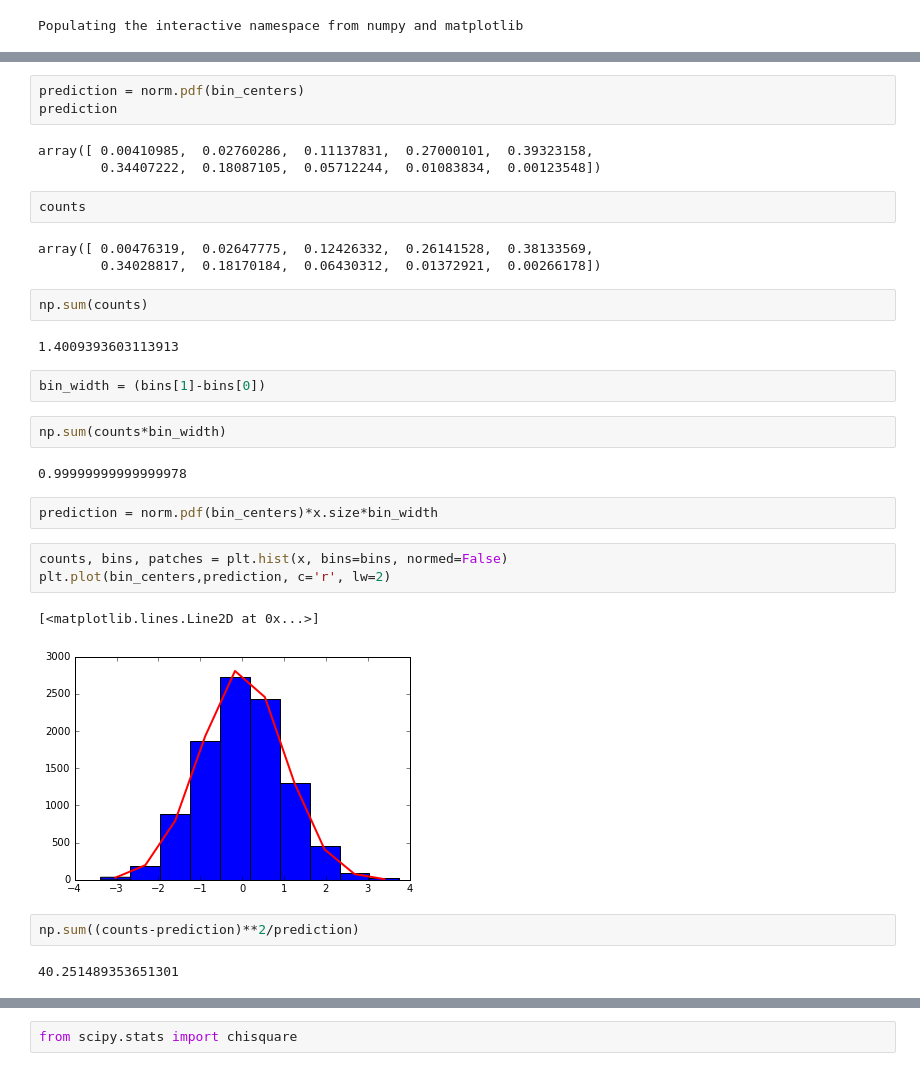
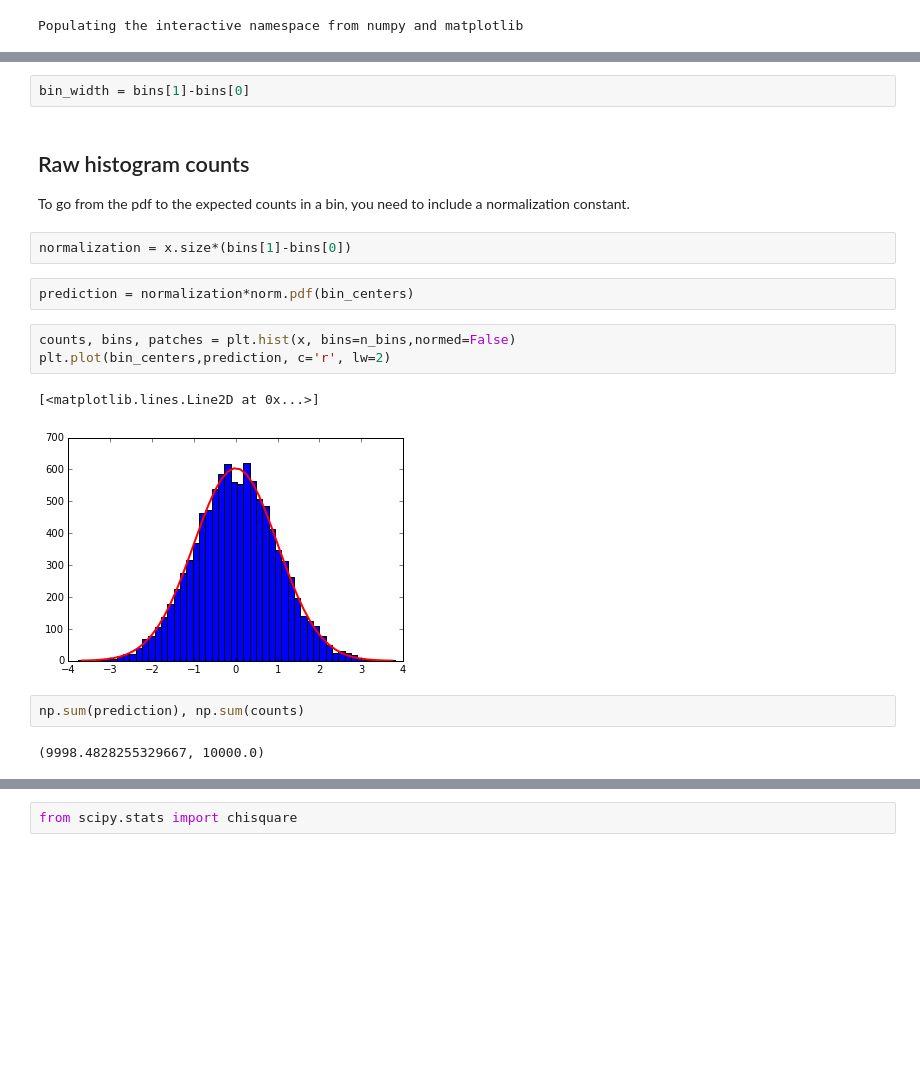
Before and after one commit to cranmer/intro-exp-phys-II, a Jupyter notebook: chi-square-of-distribution.ipynb, the cells around one changed output, grey strips where cells are left out. Saved outputs shown, nothing was run; the diff lists cells and outputs as text; blank space fills up the shorter version.

```diff
--- a/chi-square-of-distribution.ipynb
+++ b/chi-square-of-distribution.ipynb
@@ -39,33 +80,20 @@ array([-3.02503906, -2.31123229, -1.59742552, -0.88361875, -0.16981198,
+# %%
+bin_width = bins[1]-bins[0]
+# %% [markdown]
+## Raw histogram counts
+
+To go from the pdf to the expected counts in a bin, you need to include a normalization constant.
+# %%
+normalization = x.size*(bins[1]-bins[0])
 # %%
-prediction = norm.pdf(bin_centers)
-prediction
+prediction = normalization*norm.pdf(bin_centers)
-# %% [output]
-array([ 0.00410985,  0.02760286,  0.11137831,  0.27000101,  0.39323158,
-        0.34407222,  0.18087105,  0.05712244,  0.01083834,  0.00123548])
-# %%
-counts
-# %% [output]
-array([ 0.00476319,  0.02647775,  0.12426332,  0.26141528,  0.38133569,
-        0.34028817,  0.18170184,  0.06430312,  0.01372921,  0.00266178])
+# %%
+counts, bins, patches = plt.hist(x, bins=n_bins,normed=False)
+plt.plot(bin_centers,prediction, c='r', lw=2)
+# %% [output]
+[<matplotlib.lines.Line2D at 0x...>]
+[figure, added]
 # %%
-np.sum(counts)
+np.sum(prediction), np.sum(counts)
 # %% [output]
-1.4009393603113913
+(9998.4828255329667, 10000.0)
-# %%
-bin_width = (bins[1]-bins[0])
-# %%
-np.sum(counts*bin_width)
-# %% [output]
-0.99999999999999978
-# %%
-prediction = norm.pdf(bin_centers)*x.size*bin_width
-# %%
-counts, bins, patches = plt.hist(x, bins=bins, normed=False)
-plt.plot(bin_centers,prediction, c='r', lw=2)
-# %% [output]
-[<matplotlib.lines.Line2D at 0x...>]
-[figure, removed]
-# %%
-np.sum((counts-prediction)**2/prediction)
-# %% [output]
-40.251489353651301
```
Also changed, not shown: parts of 30 cells of this notebook, 4 other files.
